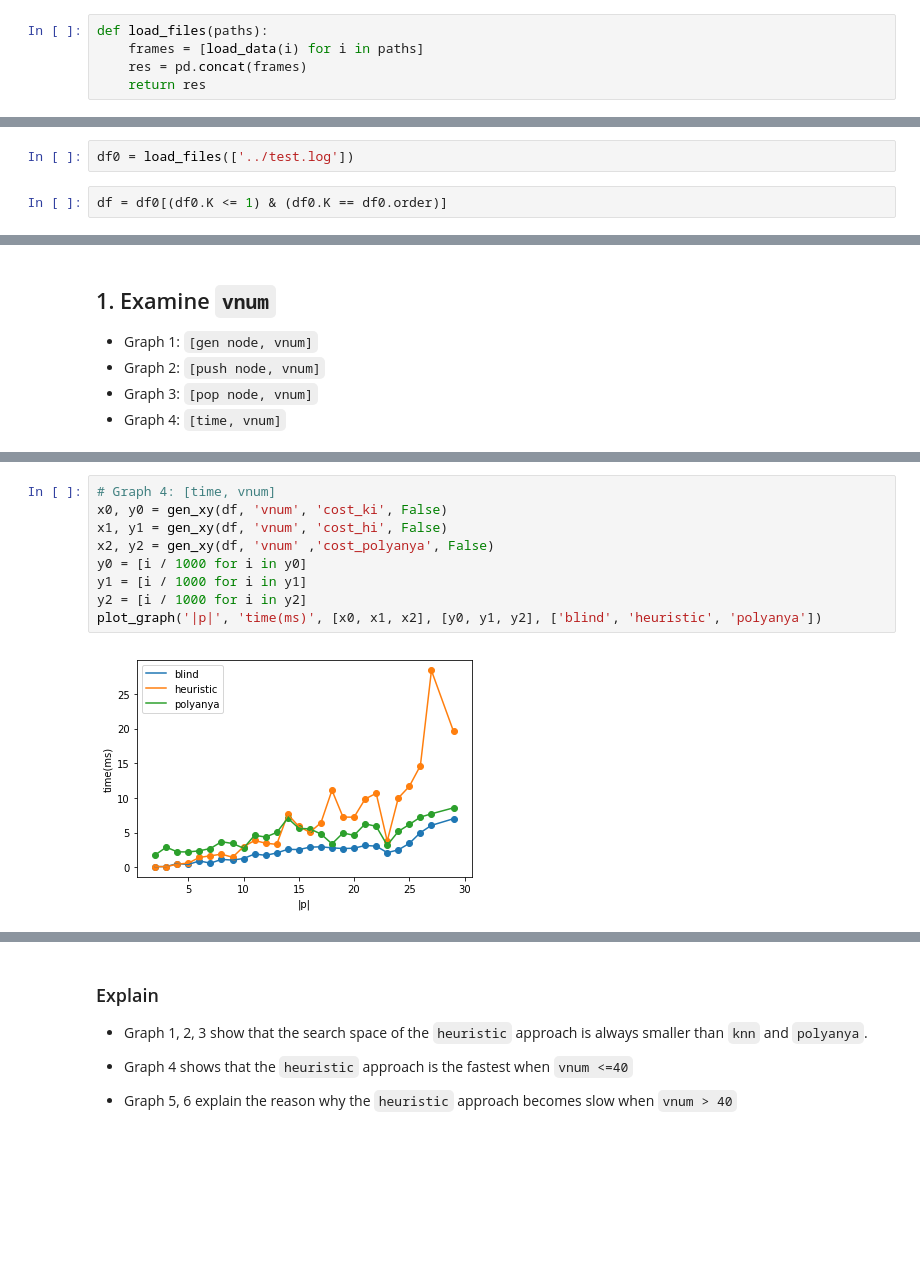
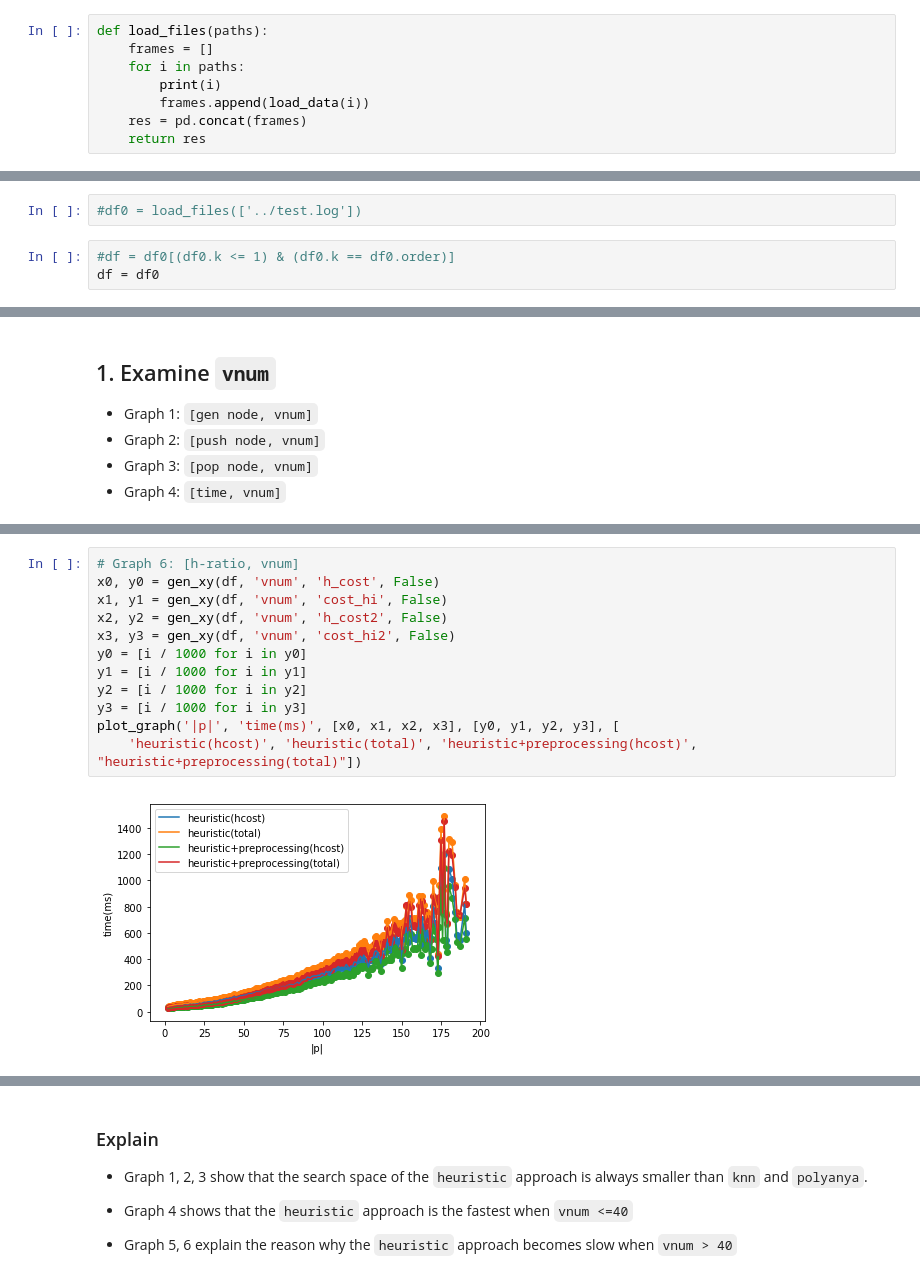
Before and after one commit to eggeek/Nav-Mesh-OkNN, a Jupyter notebook: analysis/Analysis.ipynb, the cells around one changed output, grey strips where cells are left out. Saved outputs shown, nothing was run; the diff lists cells and outputs as text; blank space fills up the shorter version.

```diff
--- a/analysis/Analysis.ipynb
+++ b/analysis/Analysis.ipynb
@@ -16,7 +16,10 @@ def load_data(fname):
     return res
 # %%
 def load_files(paths):
-    frames = [load_data(i) for i in paths]
+    frames = []
+    for i in paths:
+        print(i)
+        frames.append(load_data(i))
     res = pd.concat(frames)
     return res
 # %%
@@ -164,5 +186,6 @@ df0.head()
 # %%
-df0 = load_files(['../test.log'])
+#df0 = load_files(['../test.log'])
 # %%
-df = df0[(df0.K <= 1) & (df0.K == df0.order)]
+#df = df0[(df0.k <= 1) & (df0.k == df0.order)]
+df = df0
 # %%
@@ -222,11 +286,14 @@ plot_graph('|p|', 'node pop', [x0, x1, x2], [y0, y1, y2], ['blind', 'heuristic',
 # %%
-# Graph 4: [time, vnum]
-x0, y0 = gen_xy(df, 'vnum', 'cost_ki', False)
+# Graph 6: [h-ratio, vnum]
+x0, y0 = gen_xy(df, 'vnum', 'h_cost', False)
 x1, y1 = gen_xy(df, 'vnum', 'cost_hi', False)
-x2, y2 = gen_xy(df, 'vnum' ,'cost_polyanya', False)
+x2, y2 = gen_xy(df, 'vnum', 'h_cost2', False)
+x3, y3 = gen_xy(df, 'vnum', 'cost_hi2', False)
 y0 = [i / 1000 for i in y0]
 y1 = [i / 1000 for i in y1]
 y2 = [i / 1000 for i in y2]
-plot_graph('|p|', 'time(ms)', [x0, x1, x2], [y0, y1, y2], ['blind', 'heuristic', 'polyanya'])
+y3 = [i / 1000 for i in y3]
+plot_graph('|p|', 'time(ms)', [x0, x1, x2, x3], [y0, y1, y2, y3], [
+    'heuristic(hcost)', 'heuristic(total)', 'heuristic+preprocessing(hcost)', "heuristic+preprocessing(total)"])
 # %% [output]
-[figure, old version]
+[figure, new version]
```
Also changed, not shown: parts of 30 cells of this notebook, 3 other files.
